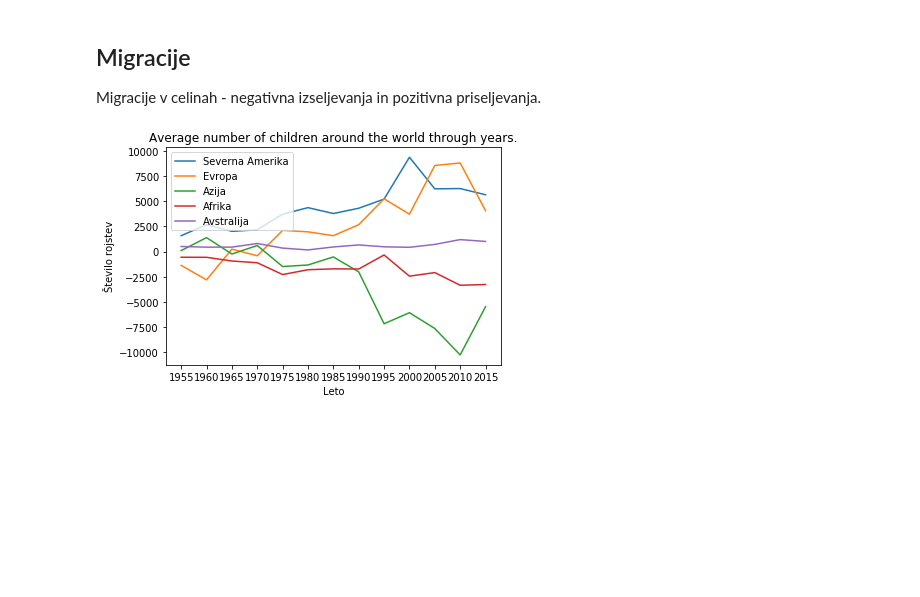
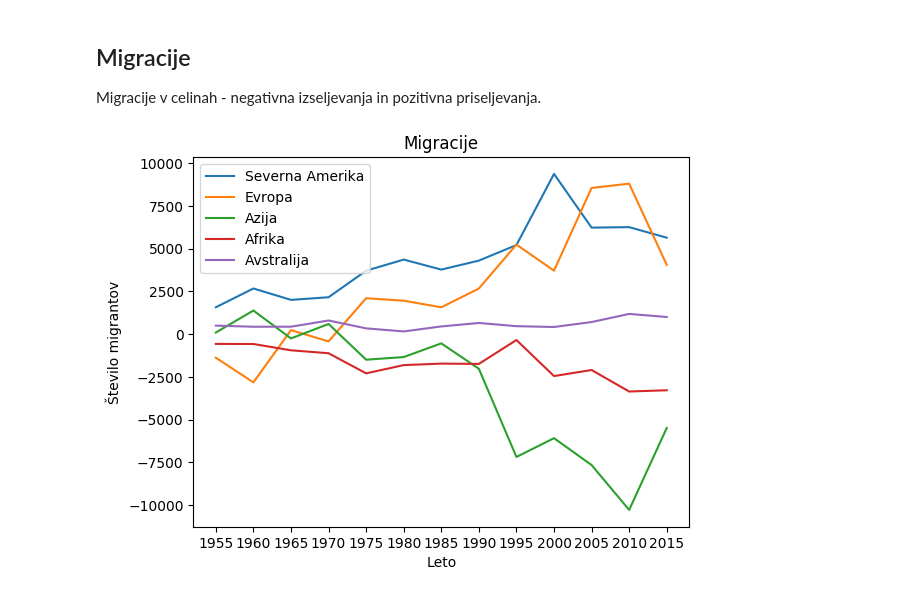
Before and after one commit to MaticSincek/PR18JJMSTB, a Jupyter notebook: vmesno-poročilo.ipynb, the cells around one changed output. Cells and saved outputs as stored; diff of their text form; code cells hidden in the pictures; blank space fills up the shorter version.

```diff
--- a/vmesno-poročilo.ipynb
+++ b/vmesno-poročilo.ipynb
@@ -305,33 +305,33 @@ def readData(filename):
                 dictionary["Northern America"].append(float(births))
             elif "Southern America" == row["Location"]:
                 dictionary["Southern America"].append(float(births))
             elif "Asia" == row["Location"]:
                 dictionary["Asia"].append(float(births))
             elif "Africa" == row["Location"]:
                 dictionary["Africa"].append(float(births))
             elif "Australia/New Zealand" == row["Location"]:
                 dictionary["Australia"].append(float(births))
     return dictionary
 
 region = readData(filename)
 time_periods = list(range(1955,2016,5))
 
 x = np.array(range(13))
 plt.xticks(x, time_periods)
 
 plt.plot(x, np.array(region["Northern America"][:13]), label='Severna Amerika')
 plt.plot(x, np.array(region["Europe"][:13]), label='Evropa')
 #ax.plot(x, np.array(region["Southern America"][:13]), label='Južna Amerika')
 plt.plot(x, np.array(region["Asia"][:13]), label='Azija')
 plt.plot(x, np.array(region["Africa"][:13]), label='Afrika')
 plt.plot(x, np.array(region["Australia"][:13]), label='Avstralija')
 
 plt.xlabel("Leto")
-plt.ylabel("Število rojstev")
-plt.title("Average number of children around the world through years.")
+plt.ylabel("Število migrantov")
+plt.title("Migracije")
 
 plt.legend(loc='upper left')
 
 plt.show()
 # %% [output]
-[figure, old version]
+[figure, new version]
```
Also changed, not shown: parts of 5 cells of this notebook.
